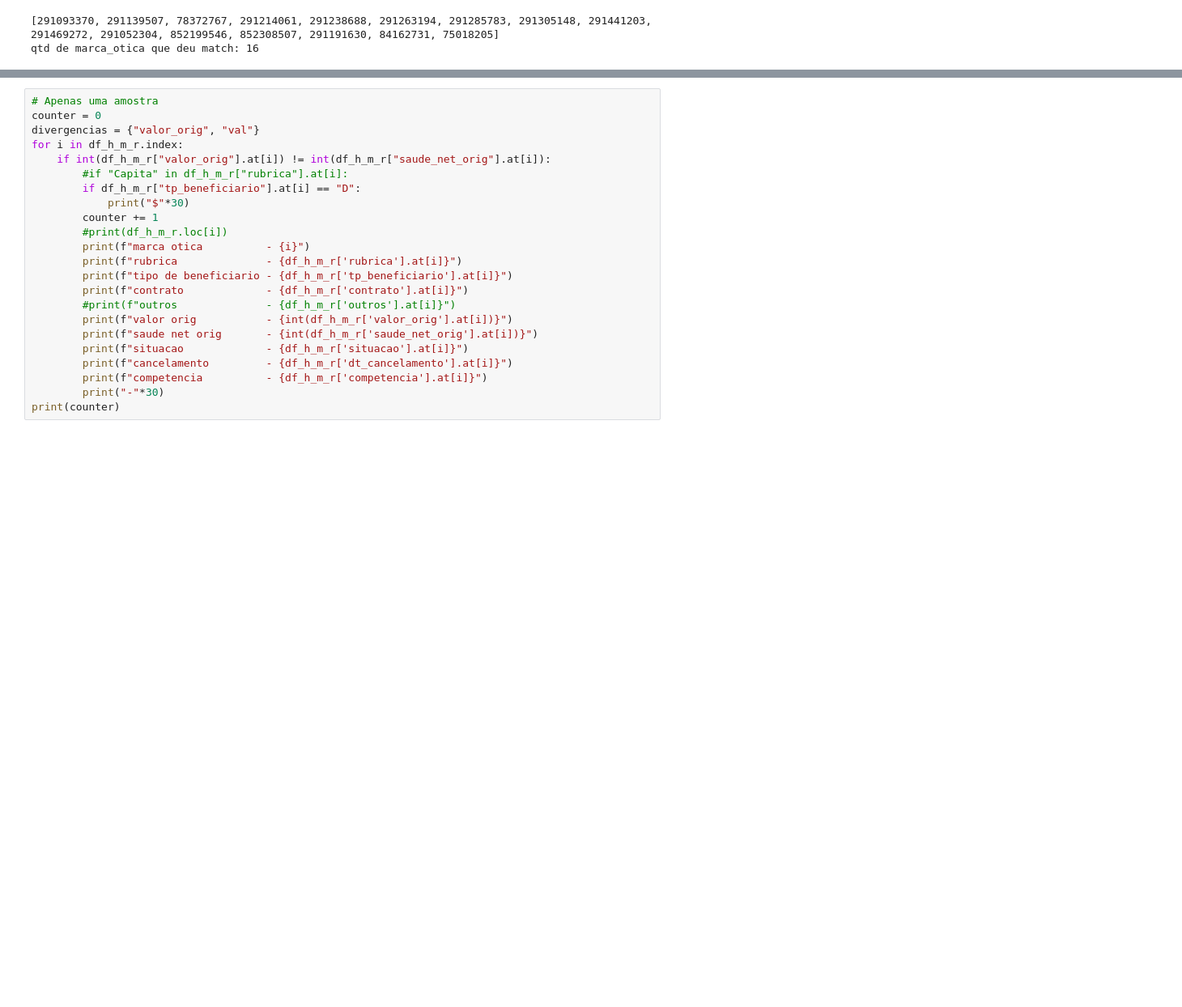
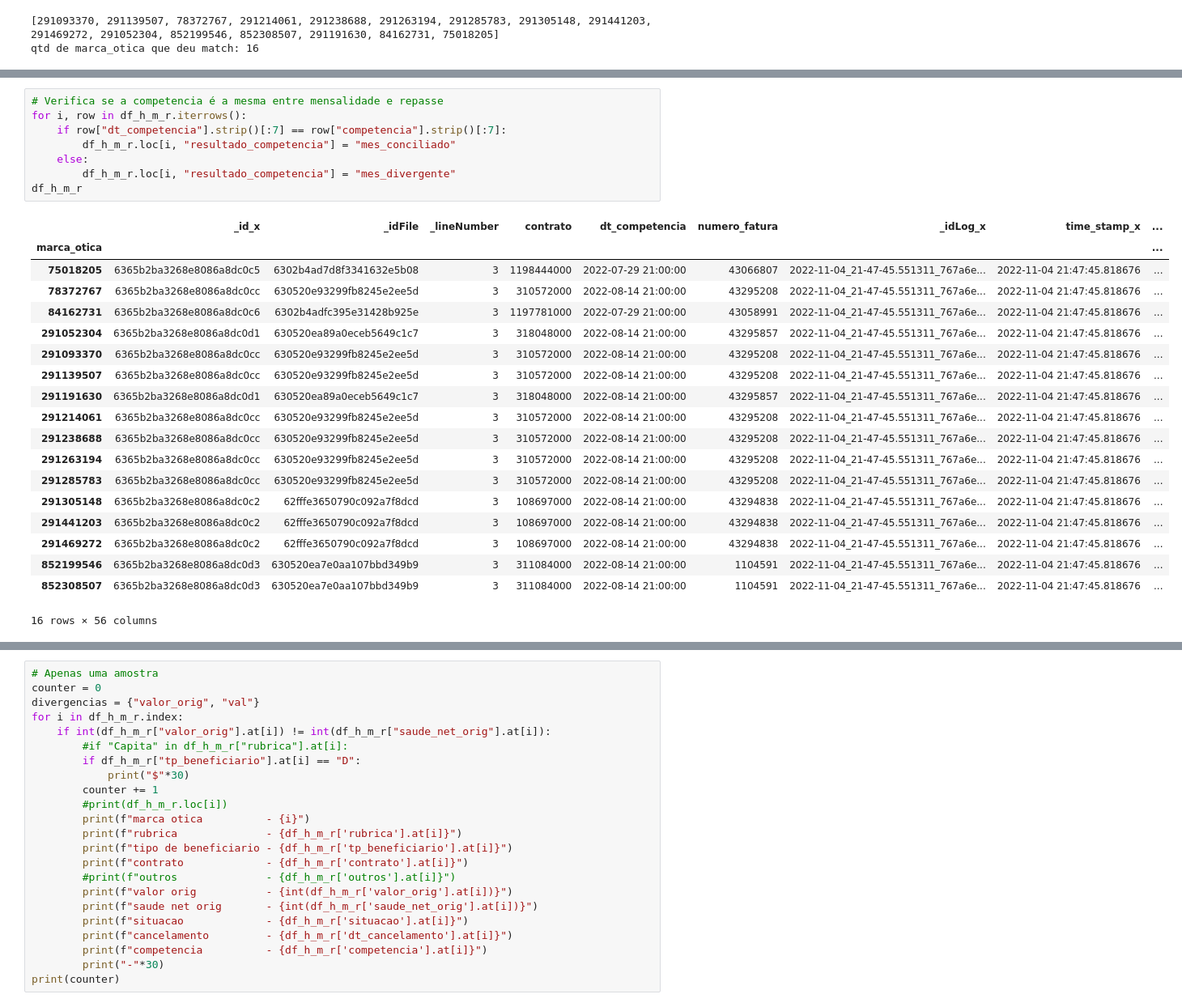
Before and after one commit to API-6-SEMESTRE/Projeto, a Jupyter notebook: src/data_analysis.ipynb, the cells around one changed output, grey strips where cells are left out. Shown at 81% size. Cells and saved outputs as stored; diff of their text form; blank space fills up the shorter version.

```diff
--- a/src/data_analysis.ipynb
+++ b/src/data_analysis.ipynb
@@ -515,3 +498,31 @@ df_h_m_r
+# %%
+# Verifica se a competencia é a mesma entre mensalidade e repasse
+for i, row in df_h_m_r.iterrows():
+    if row["dt_competencia"].strip()[:7] == row["competencia"].strip()[:7]:
+        df_h_m_r.loc[i, "resultado_competencia"] = "mes_conciliado"
+    else:
+        df_h_m_r.loc[i, "resultado_competencia"] = "mes_divergente"
+df_h_m_r
+# %% [output]
+|  | _id_x | _idFile | _lineNumber | contrato | dt_competencia | numero_fatura | _idLog_x | time_stamp_x | ... |
+| marca_otica |  |  |  |  |  |  |  |  | ... |
+| 75018205 | 6365b2ba3268e8086a8dc0c5 | 6302b4ad7d8f3341632e5b08 | 3 | 1198444000 | 2022-07-29 21:00:00 | 43066807 | 2022-11-04_21-47-45.551311_767a6e... | 2022-11-04 21:47:45.818676 | ... |
+| 78372767 | 6365b2ba3268e8086a8dc0cc | 630520e93299fb8245e2ee5d | 3 | 310572000 | 2022-08-14 21:00:00 | 43295208 | 2022-11-04_21-47-45.551311_767a6e... | 2022-11-04 21:47:45.818676 | ... |
+| 84162731 | 6365b2ba3268e8086a8dc0c6 | 6302b4adfc395e31428b925e | 3 | 1197781000 | 2022-07-29 21:00:00 | 43058991 | 2022-11-04_21-47-45.551311_767a6e... | 2022-11-04 21:47:45.818676 | ... |
+| 291052304 | 6365b2ba3268e8086a8dc0d1 | 630520ea89a0eceb5649c1c7 | 3 | 318048000 | 2022-08-14 21:00:00 | 43295857 | 2022-11-04_21-47-45.551311_767a6e... | 2022-11-04 21:47:45.818676 | ... |
+| 291093370 | 6365b2ba3268e8086a8dc0cc | 630520e93299fb8245e2ee5d | 3 | 310572000 | 2022-08-14 21:00:00 | 43295208 | 2022-11-04_21-47-45.551311_767a6e... | 2022-11-04 21:47:45.818676 | ... |
+| 291139507 | 6365b2ba3268e8086a8dc0cc | 630520e93299fb8245e2ee5d | 3 | 310572000 | 2022-08-14 21:00:00 | 43295208 | 2022-11-04_21-47-45.551311_767a6e... | 2022-11-04 21:47:45.818676 | ... |
+| 291191630 | 6365b2ba3268e8086a8dc0d1 | 630520ea89a0eceb5649c1c7 | 3 | 318048000 | 2022-08-14 21:00:00 | 43295857 | 2022-11-04_21-47-45.551311_767a6e... | 2022-11-04 21:47:45.818676 | ... |
+| 291214061 | 6365b2ba3268e8086a8dc0cc | 630520e93299fb8245e2ee5d | 3 | 310572000 | 2022-08-14 21:00:00 | 43295208 | 2022-11-04_21-47-45.551311_767a6e... | 2022-11-04 21:47:45.818676 | ... |
+| 291238688 | 6365b2ba3268e8086a8dc0cc | 630520e93299fb8245e2ee5d | 3 | 310572000 | 2022-08-14 21:00:00 | 43295208 | 2022-11-04_21-47-45.551311_767a6e... | 2022-11-04 21:47:45.818676 | ... |
+| 291263194 | 6365b2ba3268e8086a8dc0cc | 630520e93299fb8245e2ee5d | 3 | 310572000 | 2022-08-14 21:00:00 | 43295208 | 2022-11-04_21-47-45.551311_767a6e... | 2022-11-04 21:47:45.818676 | ... |
+| 291285783 | 6365b2ba3268e8086a8dc0cc | 630520e93299fb8245e2ee5d | 3 | 310572000 | 2022-08-14 21:00:00 | 43295208 | 2022-11-04_21-47-45.551311_767a6e... | 2022-11-04 21:47:45.818676 | ... |
+| 291305148 | 6365b2ba3268e8086a8dc0c2 | 62fffe3650790c092a7f8dcd | 3 | 108697000 | 2022-08-14 21:00:00 | 43294838 | 2022-11-04_21-47-45.551311_767a6e... | 2022-11-04 21:47:45.818676 | ... |
+| 291441203 | 6365b2ba3268e8086a8dc0c2 | 62fffe3650790c092a7f8dcd | 3 | 108697000 | 2022-08-14 21:00:00 | 43294838 | 2022-11-04_21-47-45.551311_767a6e... | 2022-11-04 21:47:45.818676 | ... |
+| 291469272 | 6365b2ba3268e8086a8dc0c2 | 62fffe3650790c092a7f8dcd | 3 | 108697000 | 2022-08-14 21:00:00 | 43294838 | 2022-11-04_21-47-45.551311_767a6e... | 2022-11-04 21:47:45.818676 | ... |
+| 852199546 | 6365b2ba3268e8086a8dc0d3 | 630520ea7e0aa107bbd349b9 | 3 | 311084000 | 2022-08-14 21:00:00 | 1104591 | 2022-11-04_21-47-45.551311_767a6e... | 2022-11-04 21:47:45.818676 | ... |
+| 852308507 | 6365b2ba3268e8086a8dc0d3 | 630520ea7e0aa107bbd349b9 | 3 | 311084000 | 2022-08-14 21:00:00 | 1104591 | 2022-11-04_21-47-45.551311_767a6e... | 2022-11-04 21:47:45.818676 | ... |
+16 rows × 56 columns
 # %%
 # Verifica as linhas que estavam no header_mensalidade mas não estavam no repasse
 counter = 0
```
Also changed, not shown: parts of 12 cells of this notebook.
